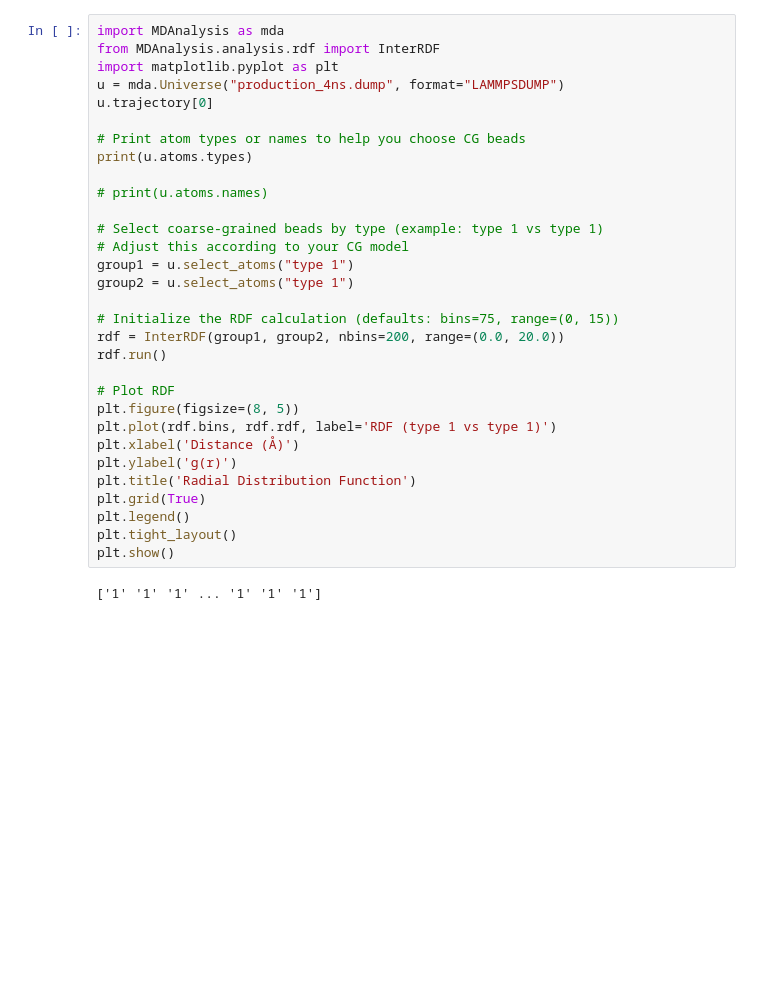
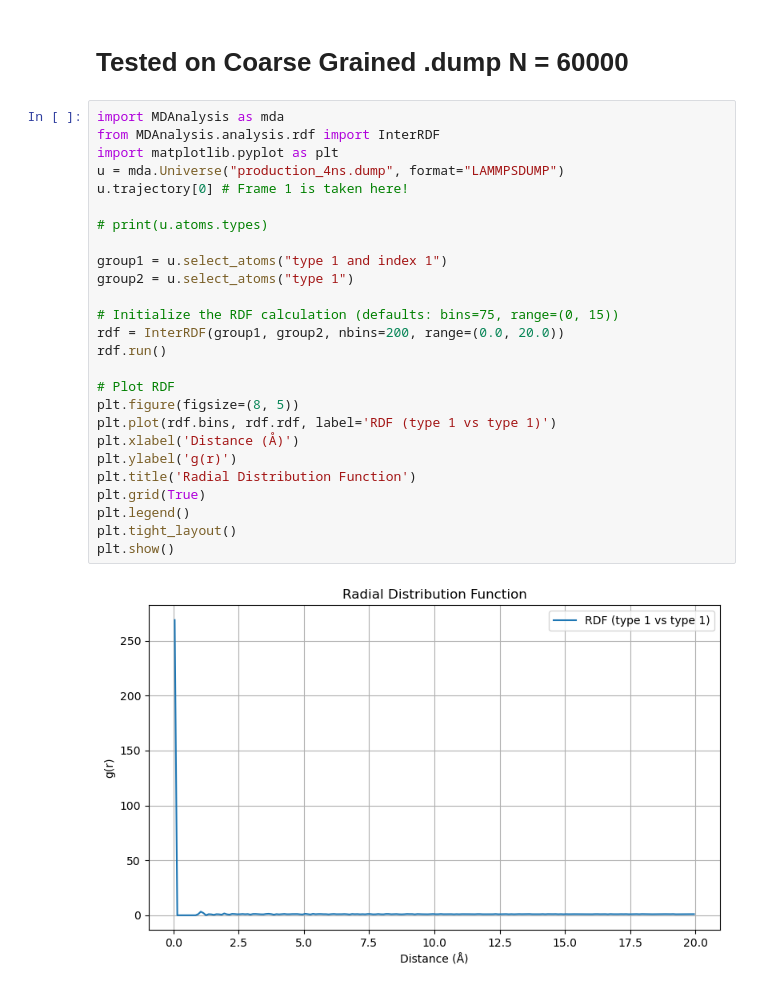
Before and after one commit to StephMcCallum/mupt-analysis-clean, a Jupyter notebook: RDF_reference/RDF.ipynb, the cells around one changed output. Saved outputs shown, nothing was run; the diff lists cells and outputs as text; blank space fills up the shorter version.

```diff
--- a/RDF_reference/RDF.ipynb
+++ b/RDF_reference/RDF.ipynb
@@ -1,33 +1,30 @@
+# %% [markdown]
+# Tested on Coarse Grained .dump N = 60000
 # %%
 import MDAnalysis as mda
 from MDAnalysis.analysis.rdf import InterRDF
 import matplotlib.pyplot as plt
 u = mda.Universe("production_4ns.dump", format="LAMMPSDUMP")
-u.trajectory[0]
+u.trajectory[0] # Frame 1 is taken here!
 
-# Print atom types or names to help you choose CG beads
-print(u.atoms.types)
+# print(u.atoms.types)
 
-# print(u.atoms.names)
-
-# Select coarse-grained beads by type (example: type 1 vs type 1)
-# Adjust this according to your CG model
-group1 = u.select_atoms("type 1")
+group1 = u.select_atoms("type 1 and index 1")
 group2 = u.select_atoms("type 1")
 
 # Initialize the RDF calculation (defaults: bins=75, range=(0, 15))
 rdf = InterRDF(group1, group2, nbins=200, range=(0.0, 20.0))
 rdf.run()
 
 # Plot RDF
 plt.figure(figsize=(8, 5))
 plt.plot(rdf.bins, rdf.rdf, label='RDF (type 1 vs type 1)')
 plt.xlabel('Distance (Å)')
 plt.ylabel('g(r)')
 plt.title('Radial Distribution Function')
 plt.grid(True)
 plt.legend()
 plt.tight_layout()
 plt.show()
 # %% [output]
-['1' '1' '1' ... '1' '1' '1']
+[figure, added]
```
Also changed, not shown: parts of 3 cells of this notebook, 1 other file.
